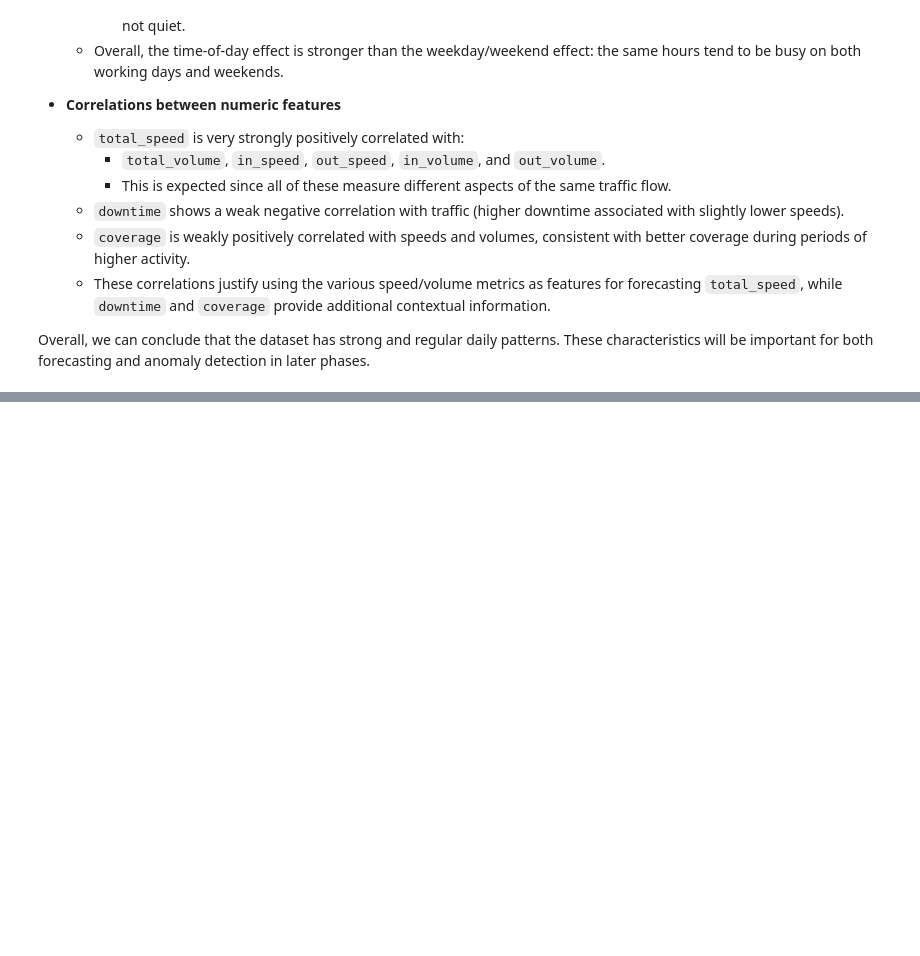
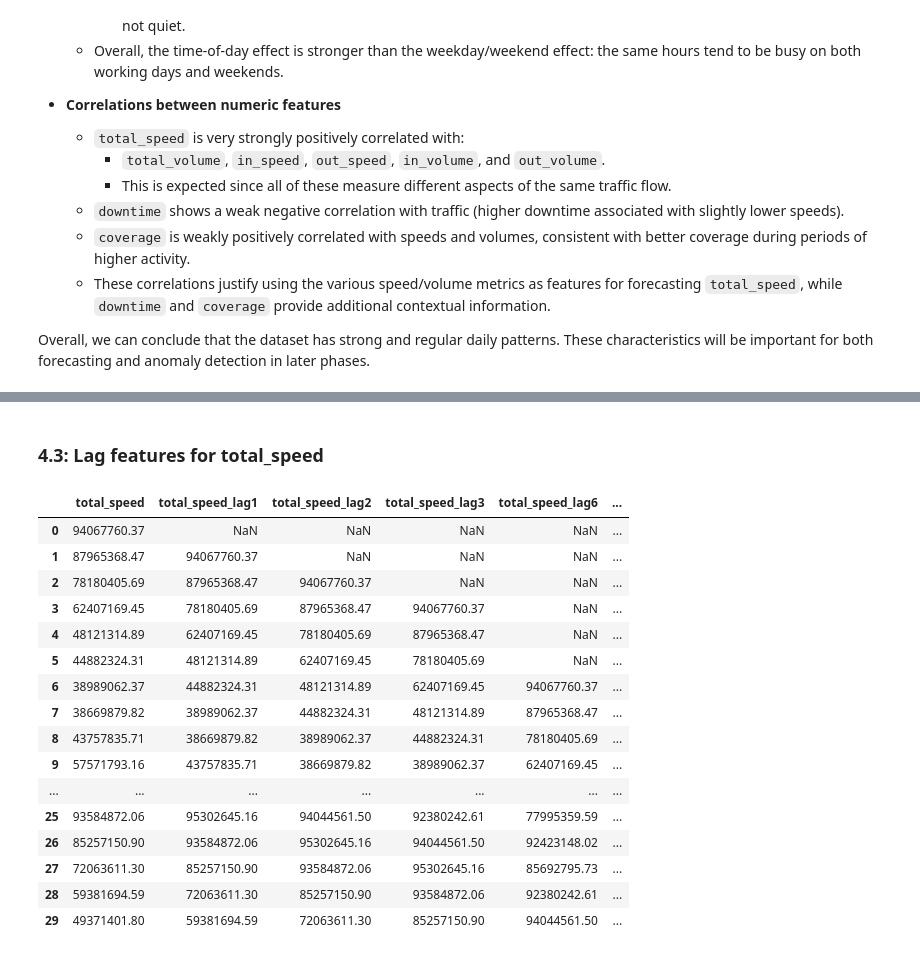
Before and after one commit to Ayatelawej/EC558_project, a Jupyter notebook: notebooks/EC558_core_pipeline.ipynb, the cells around one changed output, grey strips where cells are left out. Cells and saved outputs as stored; diff of their text form; code cells hidden in the pictures; blank space fills up the shorter version.

```diff
--- a/notebooks/EC558_core_pipeline.ipynb
+++ b/notebooks/EC558_core_pipeline.ipynb
@@ -684,0 +702,4 @@ Overall, we can conclude that the dataset has strong and regular daily patterns.
+# %%
+df["is_weekend"] = df["dayofweek"].isin([4, 5]).astype(int)
+df["is_working_hour"] = df["hour"].between(8, 13).astype(int)
+df[["timestamp", "dayofweek", "hour", "is_weekend", "is_working_hour"]].head(10)
@@ -684,0 +718,26 @@ Overall, we can conclude that the dataset has strong and regular daily patterns.
+# %% [markdown]
+<h3>4.3: Lag features for total_speed</h3>
+# %%
+lag_hours = [1, 2, 3, 6, 24]
+for h in lag_hours:
+    df[f"total_speed_lag_{h}"] = df["total_speed"].shift(h)
+
+df[[c for c in df.columns if "total_speed" in c]].head(30)
+# %% [output]
+|  | total_speed | total_speed_lag1 | total_speed_lag2 | total_speed_lag3 | total_speed_lag6 | ... |
+| 0 | 94067760.37 | NaN | NaN | NaN | NaN | ... |
+| 1 | 87965368.47 | 94067760.37 | NaN | NaN | NaN | ... |
+| 2 | 78180405.69 | 87965368.47 | 94067760.37 | NaN | NaN | ... |
+| 3 | 62407169.45 | 78180405.69 | 87965368.47 | 94067760.37 | NaN | ... |
+| 4 | 48121314.89 | 62407169.45 | 78180405.69 | 87965368.47 | NaN | ... |
+| 5 | 44882324.31 | 48121314.89 | 62407169.45 | 78180405.69 | NaN | ... |
+| 6 | 38989062.37 | 44882324.31 | 48121314.89 | 62407169.45 | 94067760.37 | ... |
+| 7 | 38669879.82 | 38989062.37 | 44882324.31 | 48121314.89 | 87965368.47 | ... |
+| 8 | 43757835.71 | 38669879.82 | 38989062.37 | 44882324.31 | 78180405.69 | ... |
+| 9 | 57571793.16 | 43757835.71 | 38669879.82 | 38989062.37 | 62407169.45 | ... |
+| ... | ... | ... | ... | ... | ... | ... |
+| 25 | 93584872.06 | 95302645.16 | 94044561.50 | 92380242.61 | 77995359.59 | ... |
+| 26 | 85257150.90 | 93584872.06 | 95302645.16 | 94044561.50 | 92423148.02 | ... |
+| 27 | 72063611.30 | 85257150.90 | 93584872.06 | 95302645.16 | 85692795.73 | ... |
+| 28 | 59381694.59 | 72063611.30 | 85257150.90 | 93584872.06 | 92380242.61 | ... |
+| 29 | 49371401.80 | 59381694.59 | 72063611.30 | 85257150.90 | 94044561.50 | ... |
```
Also changed, not shown: parts of 21 cells of this notebook, 3 other files.
